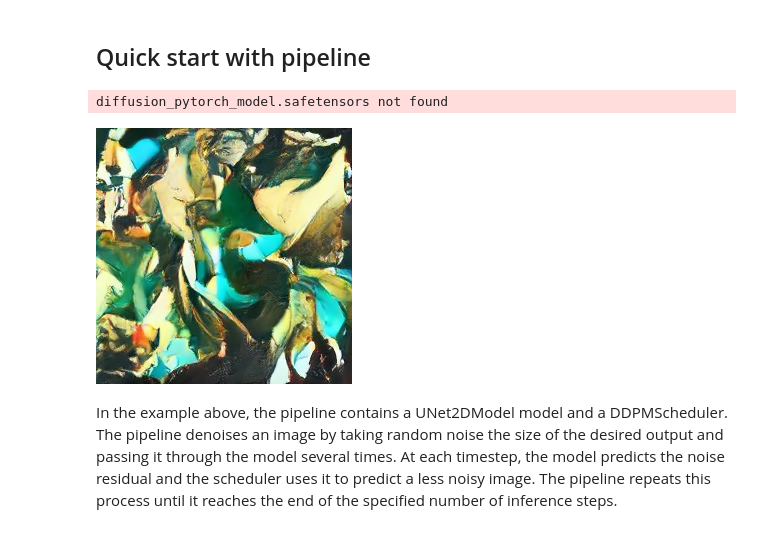
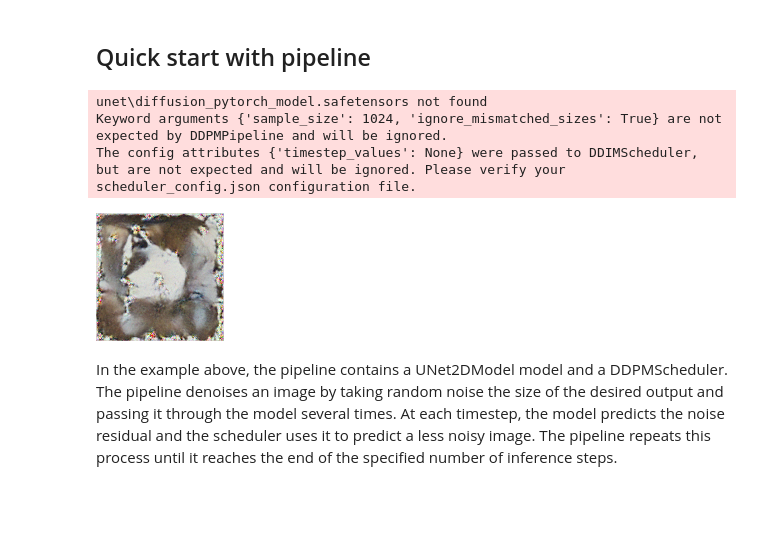
Before and after one commit to HoarfrostRaven/explore-hugging-face, a Jupyter notebook: test_model_quality.ipynb, the cells around one changed output. Saved outputs shown, nothing was run; the diff lists cells and outputs as text; code cells hidden in the pictures; blank space fills up the shorter version.

```diff
--- a/test_model_quality.ipynb
+++ b/test_model_quality.ipynb
@@ -6,11 +6,13 @@ import torch
 # %%
 device = torch.device("cuda:0" if torch.cuda.is_available() else torch.device('cpu'))
 # %%
-ddpm = DDPMPipeline.from_pretrained('97jmlr/ddpm-celebahq-finetuned-butterflies-2epochs').to(device)
+ddpm = DDPMPipeline.from_pretrained('dboshardy/ddim-butterflies-128', sample_size=1024, ignore_mismatched_sizes=True).to(device)
 image = ddpm().images[0]
 image
 # %% [output]
-diffusion_pytorch_model.safetensors not found
+unet\diffusion_pytorch_model.safetensors not found
+Keyword arguments {'sample_size': 1024, 'ignore_mismatched_sizes': True} are not expected by DDPMPipeline and will be ignored.
+The config attributes {'timestep_values': None} were passed to DDIMScheduler, but are not expected and will be ignored. Please verify your scheduler_config.json configuration file.
-[figure, old version]
+[figure, new version]
 # %% [markdown]
 In the example above, the pipeline contains a UNet2DModel model and a DDPMScheduler. The pipeline denoises an image by taking random noise the size of the desired output and passing it through the model several times. At each timestep, the model predicts the noise residual and the scheduler uses it to predict a less noisy image. The pipeline repeats this process until it reaches the end of the specified number of inference steps.
```
Also changed, not shown: 2 other files.
